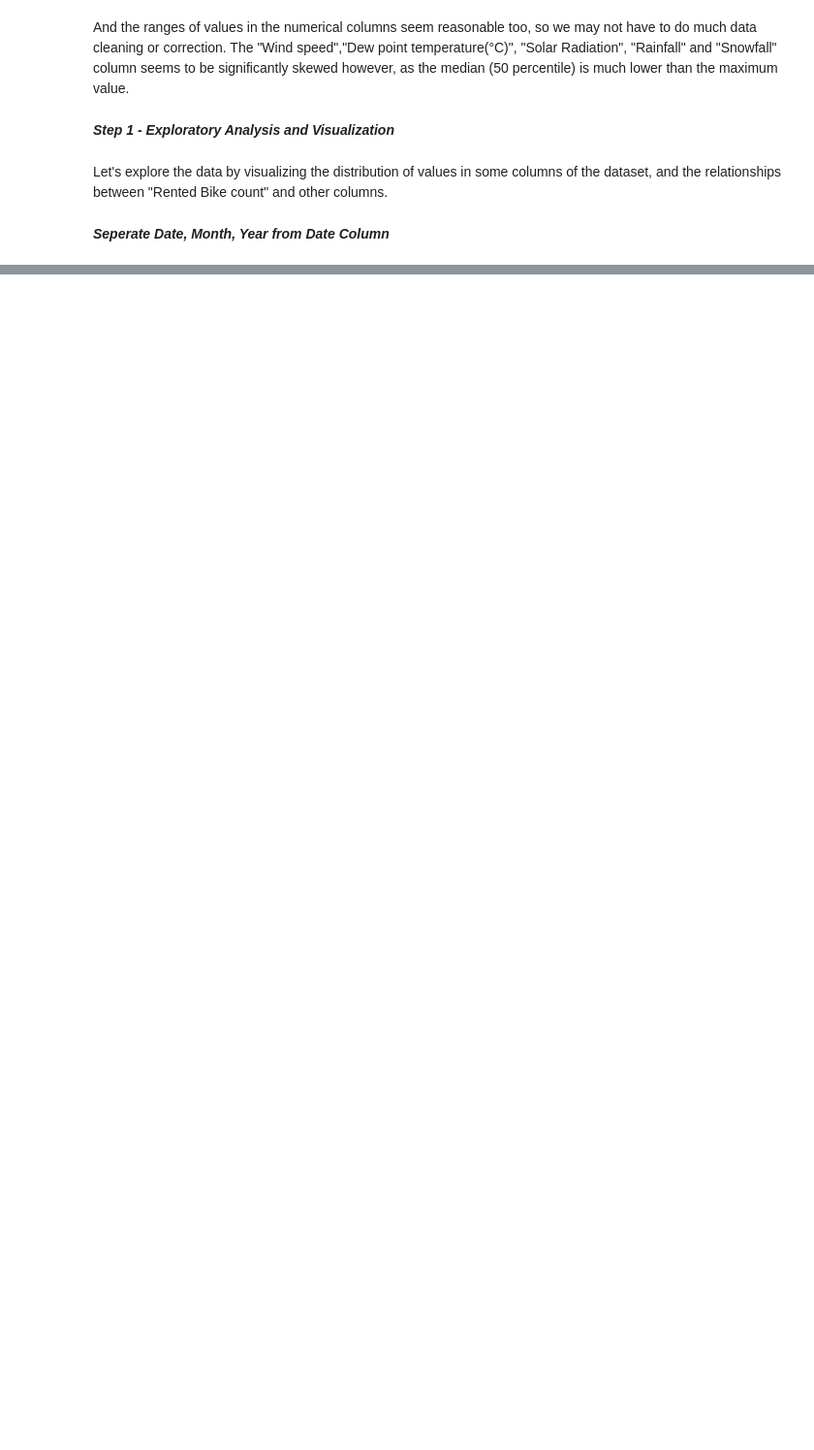
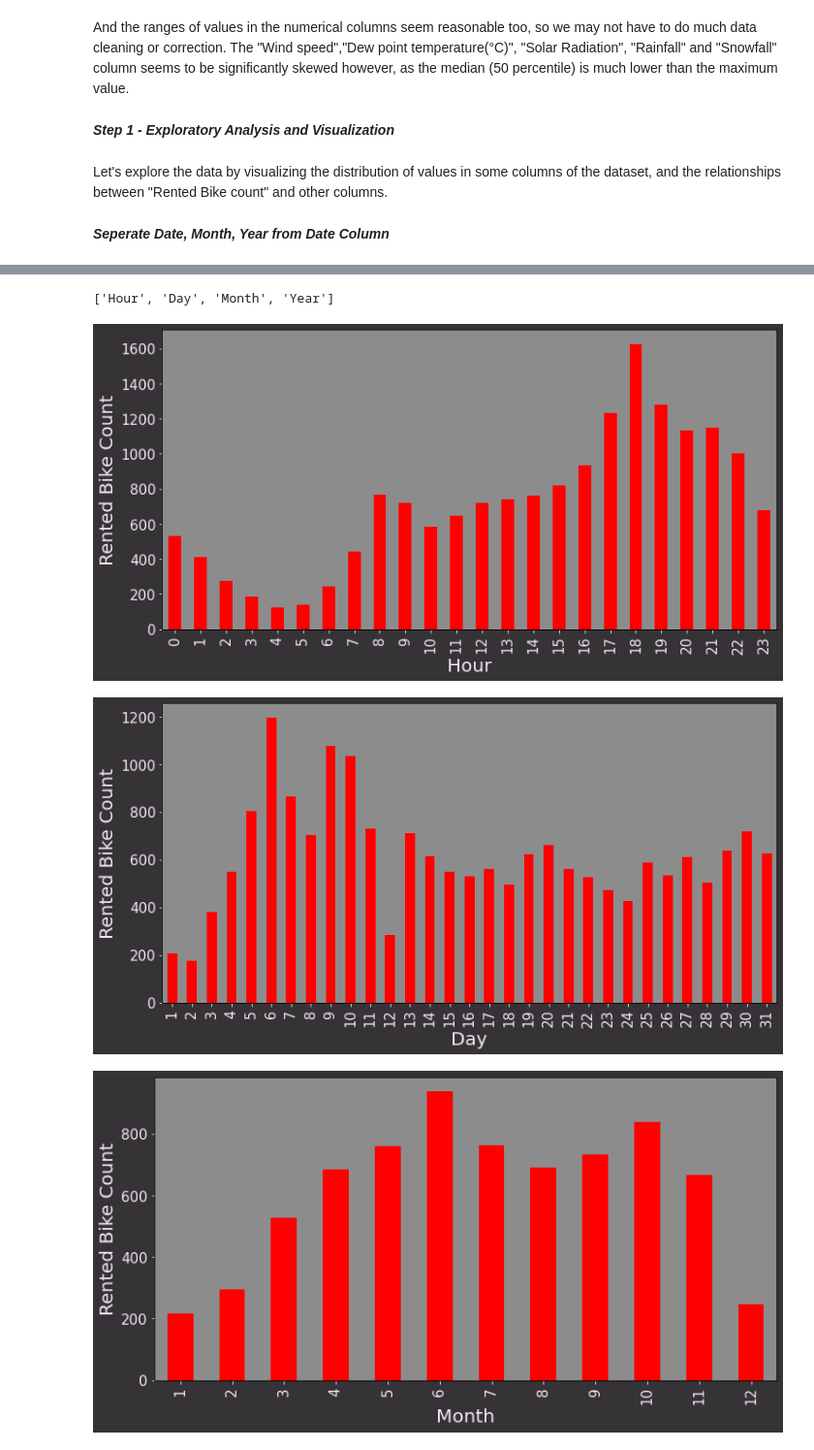
Before and after one commit to Amit-95/Bike_sharing_demand_pred, a Jupyter notebook: Bike_Sharing_Demand_Prediction_Capstone_Project.ipynb, the cells around one changed output, grey strips where cells are left out. Shown: that part at 97% size. Drawn from its saved outputs; the diff is of its cells as text; code cells hidden in the pictures; blank space fills up the shorter version.

```diff
--- a/Bike_Sharing_Demand_Prediction_Capstone_Project.ipynb
+++ b/Bike_Sharing_Demand_Prediction_Capstone_Project.ipynb
@@ -241,0 +247,6 @@ data.drop(columns=["Date"],inplace=True)
+# %%
+# list of numerical variables
+numerical_features=[col for col in data.columns if data[col].dtype!='O']
+# Separate dataframe for Numerical feature
+num_data=data[numerical_features]
+num_data.head()
@@ -241,0 +281,21 @@ data.drop(columns=["Date"],inplace=True)
+# %%
+discrete_feature=[feature for feature in numerical_features if len(data[feature].unique())<32]
+# %%
+discrete_feature
+# %% [output]
+['Hour', 'Day', 'Month', 'Year']
+# %%
+## Lets analyse the discrete values by creating histograms to understand the distribution with respect to timeframe
+for feature in discrete_feature:
+    dataset=data.copy()
+    fig, ax = plt.subplots(figsize=(12,6),facecolor="#363336")
+    ax.patch.set_facecolor('#8C8C8C')
+    dataset.groupby(feature)['Rented Bike Count'].median().plot.bar(color='red')
+    ax.tick_params(axis='x', colors='#F5E9F5',labelsize=15)
+    ax.tick_params(axis='y', colors='#F5E9F5',labelsize=15)
+    ax.set_xlabel(feature, color='#F5E9F5', fontsize=20)
+    ax.set_ylabel("Rented Bike Count",  color='#F5E9F5', fontsize=20)
+# %% [output]
+[figure, added]
+[figure, added]
+[figure, added]
```
Also changed, not shown: parts of 16 cells of this notebook.
